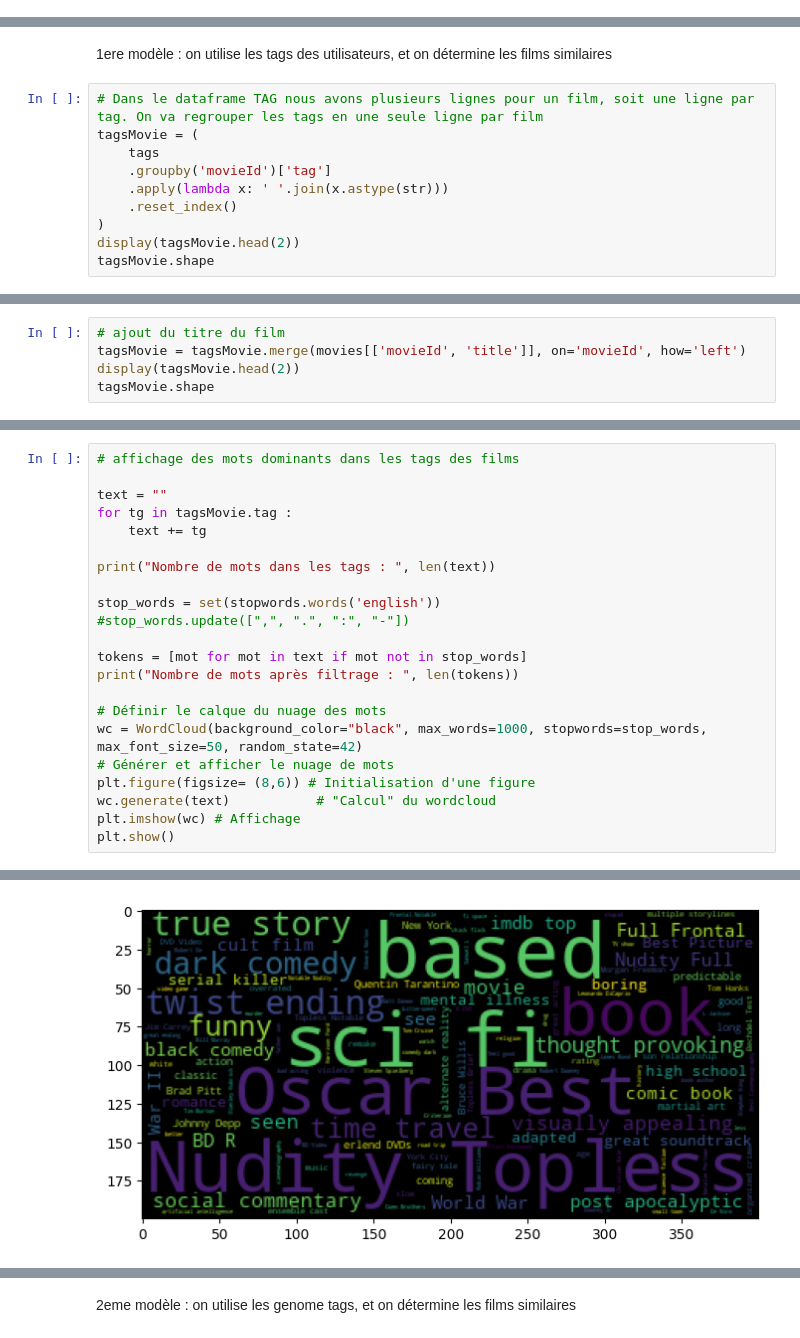
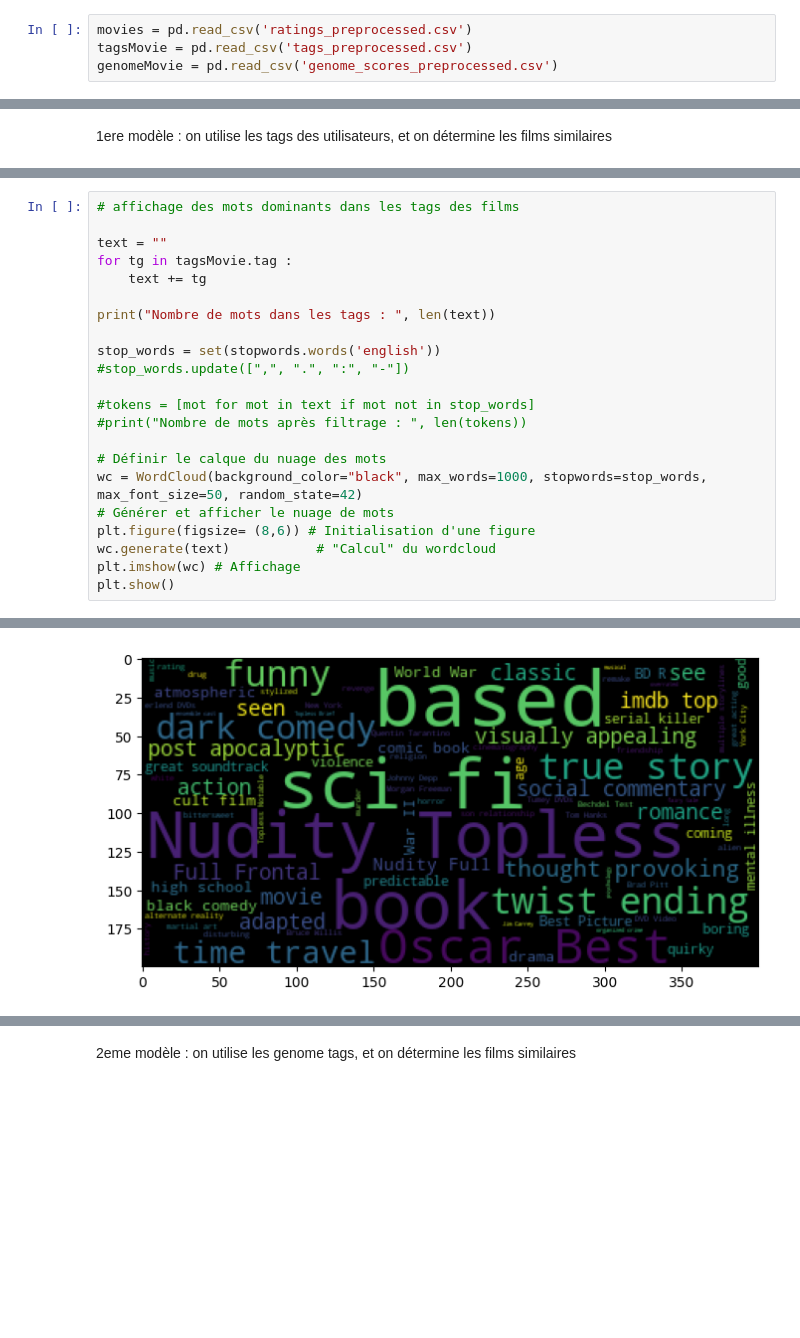
Before and after one commit to BoostMetrics/Recommandation-de-films, a Jupyter notebook: notebooks/03-modeling/model_mvlens_filtrage_contenu.ipynb, the cells around one changed output, grey strips where cells are left out. Saved outputs shown, nothing was run; the diff lists cells and outputs as text; blank space fills up the shorter version.

```diff
--- a/notebooks/03-modeling/model_mvlens_filtrage_contenu.ipynb
+++ b/notebooks/03-modeling/model_mvlens_filtrage_contenu.ipynb
@@ -173 +18,5 @@ memory usage: 17.8 KB
+# %%
+movies = pd.read_csv('ratings_preprocessed.csv')
+tagsMovie = pd.read_csv('tags_preprocessed.csv')
+genomeMovie = pd.read_csv('genome_scores_preprocessed.csv')
 # %% [markdown]
@@ -179,12 +25,2 @@ Filtrage basé sur le contenu : on utilise l'information qu'on connaît sur les
 # %% [markdown]
 1ere modèle : on utilise les tags des utilisateurs, et on détermine les films similaires
-# %%
-# Dans le dataframe TAG nous avons plusieurs lignes pour un film, soit une ligne par tag. On va regrouper les tags en une seule ligne par film
-tagsMovie = (
-    tags
-    .groupby('movieId')['tag']
-    .apply(lambda x: ' '.join(x.astype(str)))
-    .reset_index()
-)
-display(tagsMovie.head(2))
-tagsMovie.shape
@@ -196,5 +26,0 @@ tagsMovie.shape
-# %%
-# ajout du titre du film
-tagsMovie = tagsMovie.merge(movies[['movieId', 'title']], on='movieId', how='left')
-display(tagsMovie.head(2))
-tagsMovie.shape
@@ -215,8 +46,8 @@ print("Nombre de mots dans les tags : ", len(text))
 stop_words = set(stopwords.words('english'))
 #stop_words.update([",", ".", ":", "-"])
 
-tokens = [mot for mot in text if mot not in stop_words]
-print("Nombre de mots après filtrage : ", len(tokens))
+#tokens = [mot for mot in text if mot not in stop_words]
+#print("Nombre de mots après filtrage : ", len(tokens))
 
 # Définir le calque du nuage des mots
 wc = WordCloud(background_color="black", max_words=1000, stopwords=stop_words, max_font_size=50, random_state=42)
@@ -231 +61 @@ Nombre de mots après filtrage :  3507410
-[figure, old version]
+[figure, new version]
```
Also changed, not shown: parts of 43 cells of this notebook, 1 other file.
